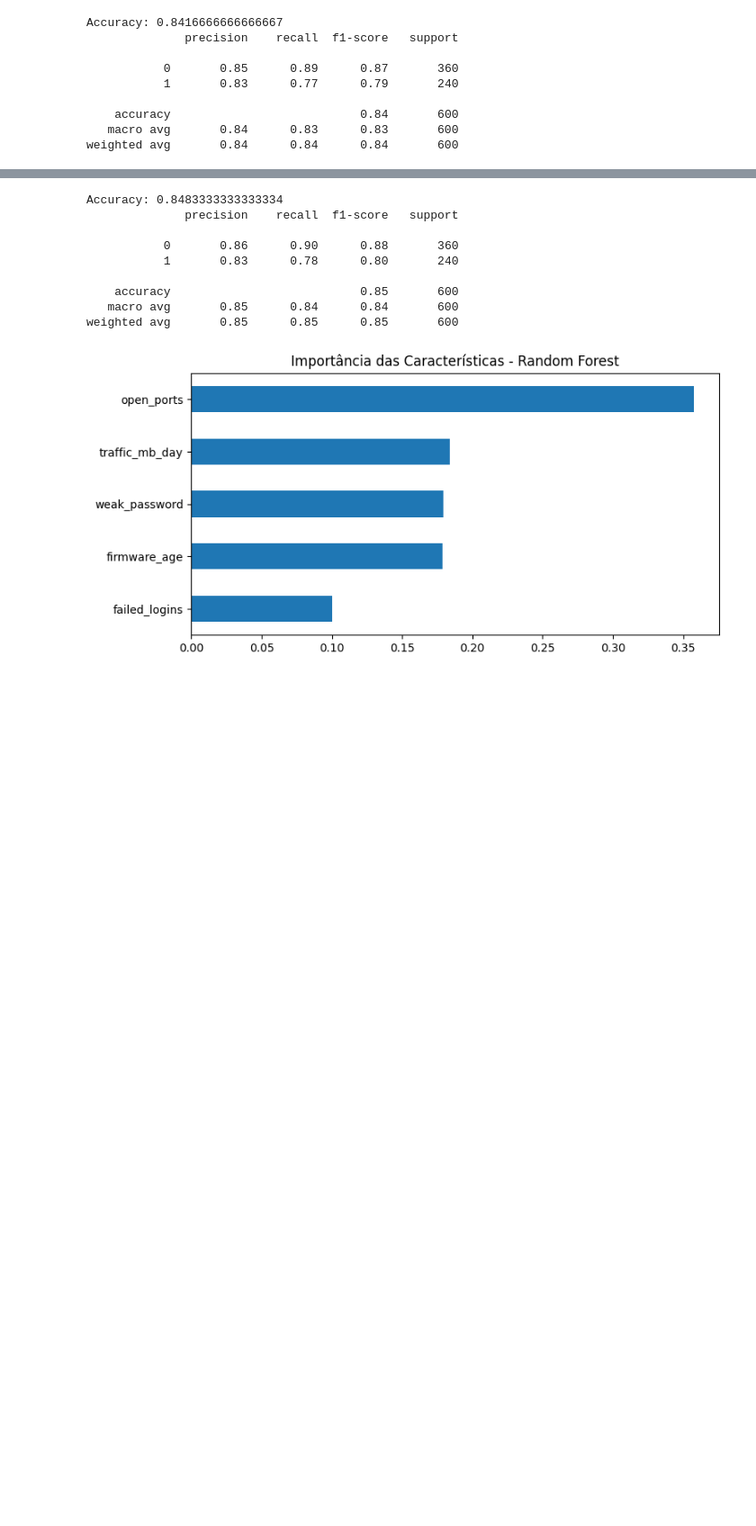
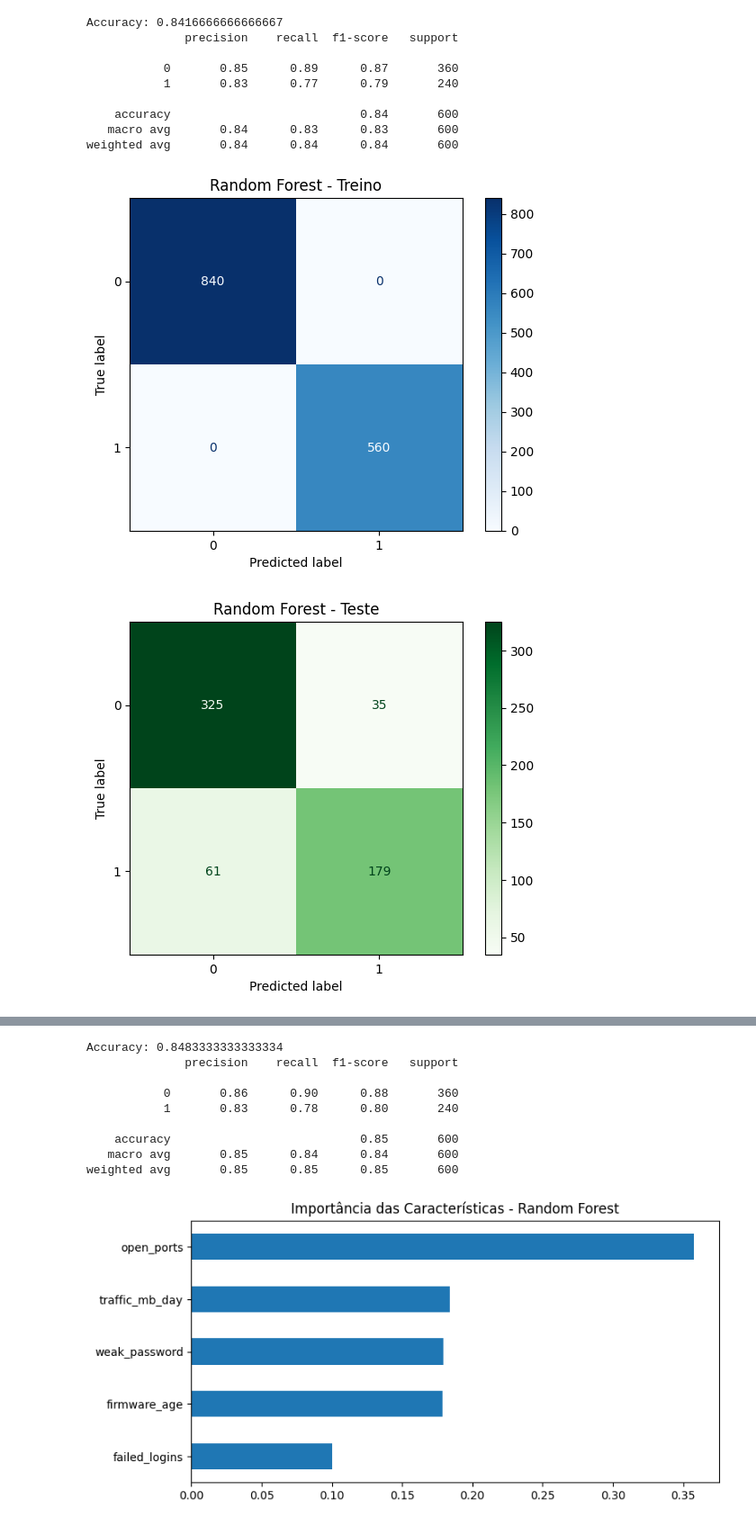
Before and after one commit to emanuuele/ProjetoIoT, a Jupyter notebook: Cenario1_IoT_Vulnerabilidades.ipynb, the cells around one changed output, grey strips where cells are left out. Shown at 90% size. Drawn from its saved outputs; the diff is of its cells as text; code cells hidden in the pictures; blank space fills up the shorter version.

```diff
--- a/Cenario1_IoT_Vulnerabilidades.ipynb
+++ b/Cenario1_IoT_Vulnerabilidades.ipynb
@@ -103,3 +148,29 @@ Accuracy: 0.8416666666666667
     accuracy                           0.84       600
    macro avg       0.84      0.83      0.83       600
 weighted avg       0.84      0.84      0.84       600
+# %%
+from sklearn.metrics import ConfusionMatrixDisplay
+import matplotlib.pyplot as plt
+
+# Treino
+ConfusionMatrixDisplay.from_estimator(
+    rf,
+    X_train,
+    y_train,
+    cmap="Blues"
+)
+plt.title("Random Forest - Treino")
+plt.show()
+
+# Teste
+ConfusionMatrixDisplay.from_estimator(
+    rf,
+    X_test,
+    y_test,
+    cmap="Greens"
+)
+plt.title("Random Forest - Teste")
+plt.show()
+# %% [output]
+[figure, added]
+[figure, added]
```
Also changed, not shown: parts of 6 cells of this notebook.
